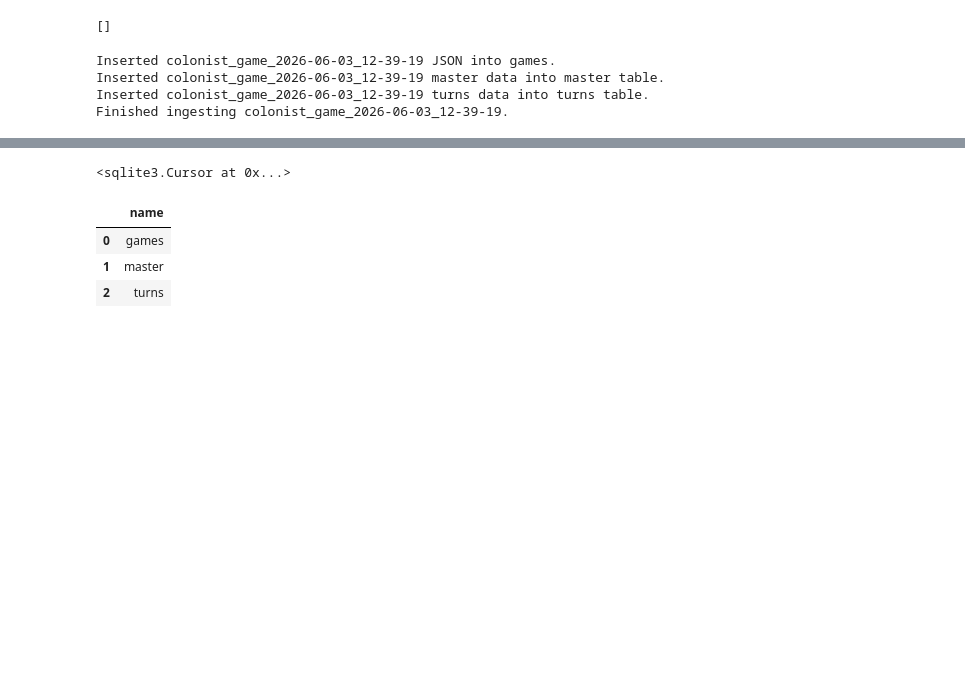
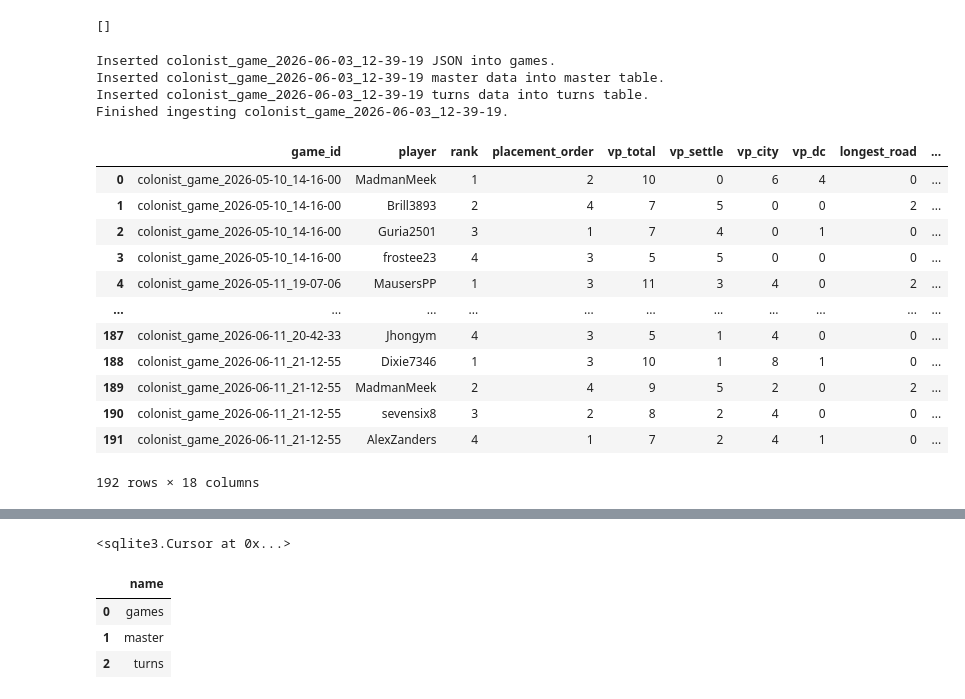
Before and after one commit to MeekButMighty/Catanalytics, a Jupyter notebook: sqlite_setup.ipynb, the cells around one changed output, grey strips where cells are left out. Saved outputs shown, nothing was run; the diff lists cells and outputs as text; code cells hidden in the pictures; blank space fills up the shorter version.

```diff
--- a/sqlite_setup.ipynb
+++ b/sqlite_setup.ipynb
@@ -181,4 +181,20 @@ def make_turns_df(df):
 raw_df = load_all_games()
 master = make_master_df(raw_df)
 turns = make_turns_df(raw_df)
+# %%
+master
+# %% [output]
+|  | game_id | player | rank | placement_order | vp_total | vp_settle | vp_city | vp_dc | longest_road | ... |
+| 0 | colonist_game_2026-05-10_14-16-00 | MadmanMeek | 1 | 2 | 10 | 0 | 6 | 4 | 0 | ... |
+| 1 | colonist_game_2026-05-10_14-16-00 | Brill3893 | 2 | 4 | 7 | 5 | 0 | 0 | 2 | ... |
+| 2 | colonist_game_2026-05-10_14-16-00 | Guria2501 | 3 | 1 | 7 | 4 | 0 | 1 | 0 | ... |
+| 3 | colonist_game_2026-05-10_14-16-00 | frostee23 | 4 | 3 | 5 | 5 | 0 | 0 | 0 | ... |
+| 4 | colonist_game_2026-05-11_19-07-06 | MausersPP | 1 | 3 | 11 | 3 | 4 | 0 | 2 | ... |
+| ... | ... | ... | ... | ... | ... | ... | ... | ... | ... | ... |
+| 187 | colonist_game_2026-06-11_20-42-33 | Jhongym | 4 | 3 | 5 | 1 | 4 | 0 | 0 | ... |
+| 188 | colonist_game_2026-06-11_21-12-55 | Dixie7346 | 1 | 3 | 10 | 1 | 8 | 1 | 0 | ... |
+| 189 | colonist_game_2026-06-11_21-12-55 | MadmanMeek | 2 | 4 | 9 | 5 | 2 | 0 | 2 | ... |
+| 190 | colonist_game_2026-06-11_21-12-55 | sevensix8 | 3 | 2 | 8 | 2 | 4 | 0 | 0 | ... |
+| 191 | colonist_game_2026-06-11_21-12-55 | AlexZanders | 4 | 1 | 7 | 2 | 4 | 1 | 0 | ... |
+192 rows × 18 columns
 # %%
```
Also changed, not shown: parts of 2 cells of this notebook, 2 other files.
